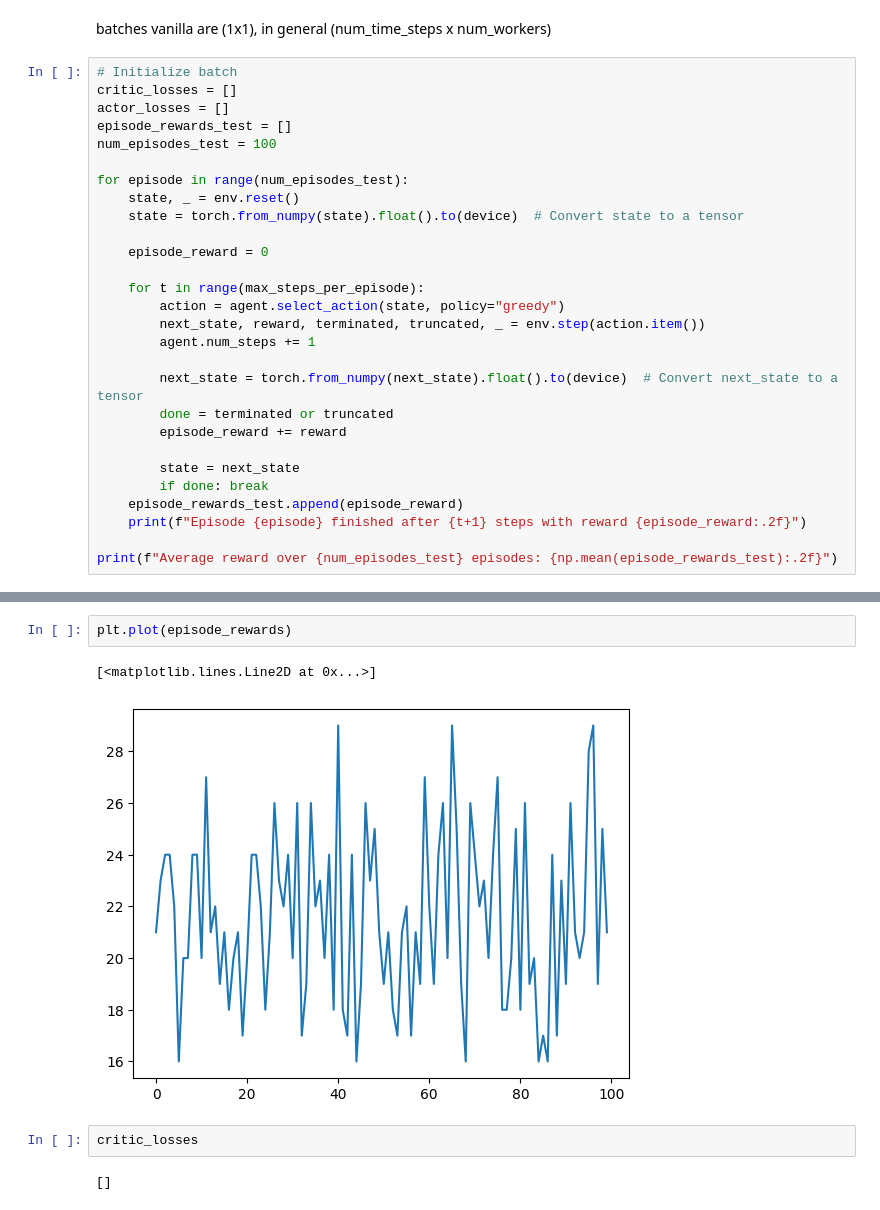
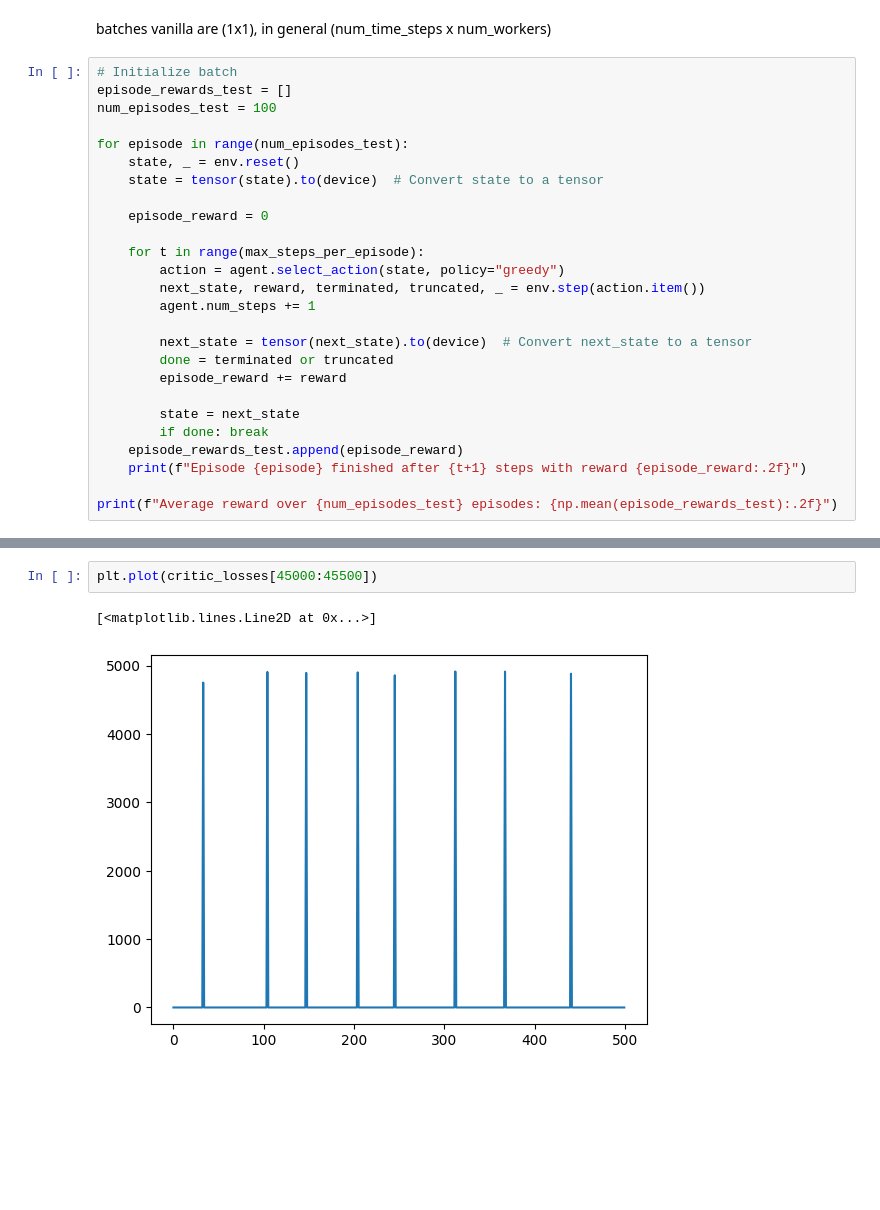
Before and after one commit to alexei-erm/annrl_project, a Jupyter notebook: main.ipynb, the cells around one changed output, grey strips where cells are left out. Drawn from its saved outputs; the diff is of its cells as text; blank space fills up the shorter version.

```diff
--- a/main.ipynb
+++ b/main.ipynb
@@ -121,14 +133,12 @@ workers all use the same parameters and get updated with the same gradient at th
 batches vanilla are (1x1), in general (num_time_steps x num_workers)
 # %%
 # Initialize batch
-critic_losses = []
-actor_losses = []
 episode_rewards_test = []
 num_episodes_test = 100
 
 for episode in range(num_episodes_test):
     state, _ = env.reset()
-    state = torch.from_numpy(state).float().to(device)  # Convert state to a tensor
+    state = tensor(state).to(device)  # Convert state to a tensor
 
     episode_reward = 0
 
@@ -137,7 +147,7 @@ for episode in range(num_episodes_test):
         next_state, reward, terminated, truncated, _ = env.step(action.item())
         agent.num_steps += 1
 
-        next_state = torch.from_numpy(next_state).float().to(device)  # Convert next_state to a tensor
+        next_state = tensor(next_state).to(device)  # Convert next_state to a tensor
         done = terminated or truncated
         episode_reward += reward
 
@@ -168,9 +232,5 @@ Average reward over 100 episodes: 22.53
 # %%
-plt.plot(episode_rewards)
+plt.plot(critic_losses[45000:45500])
 # %% [output]
 [<matplotlib.lines.Line2D at 0x...>]
-[figure, old version]
+[figure, new version]
-# %%
-critic_losses
-# %% [output]
-[]
```
Also changed, not shown: parts of 9 cells of this notebook, 6 other files.
